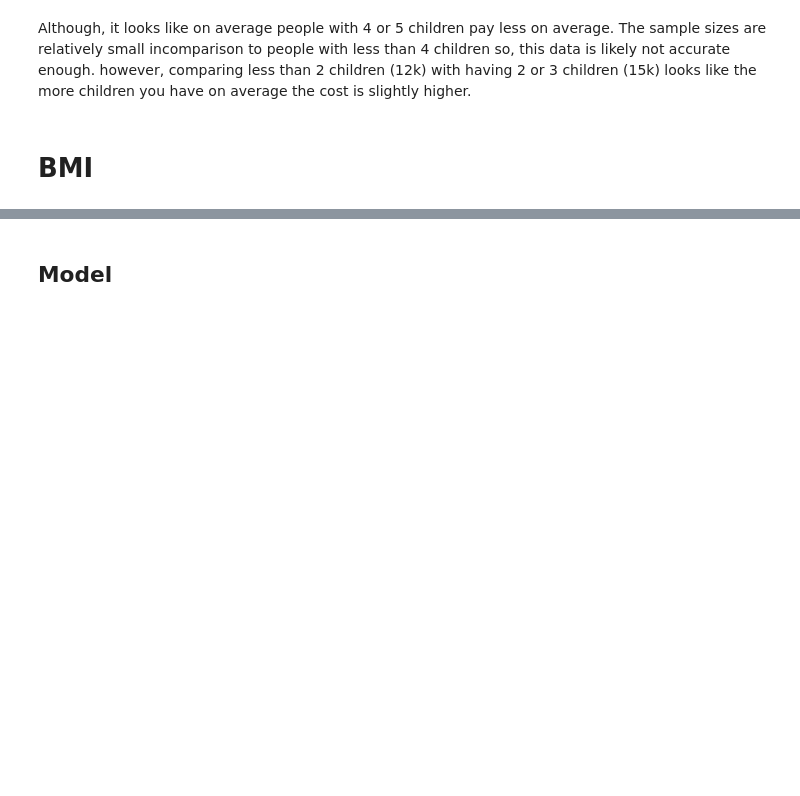
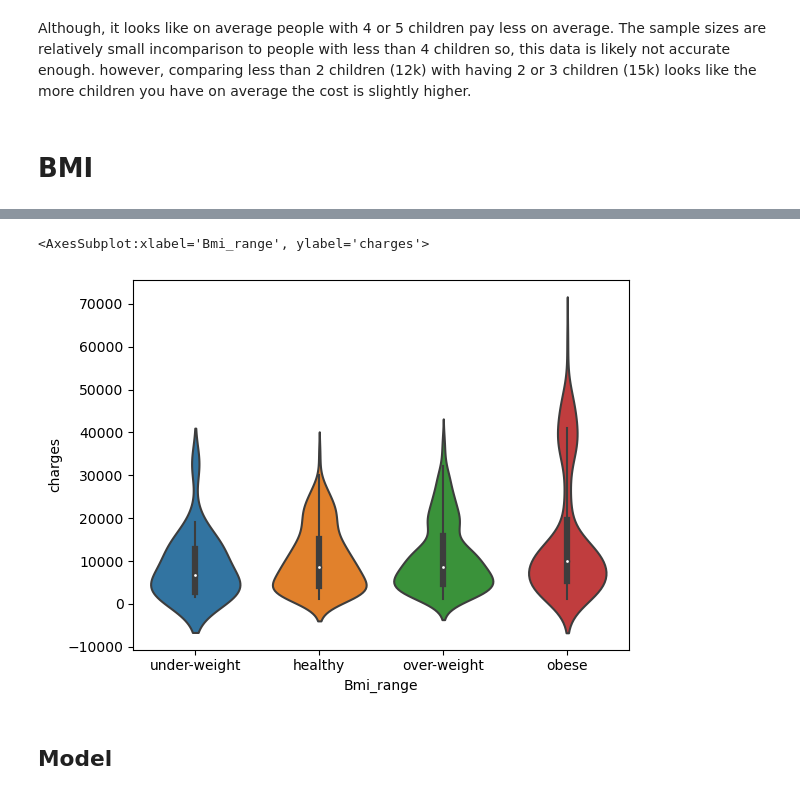
Before and after one commit to RossErskine/Kaggle-notebooks, a Jupyter notebook: Medical-insurance-Stats.ipynb, the cells around one changed output, grey strips where cells are left out. Cells and saved outputs as stored; diff of their text form; code cells hidden in the pictures; blank space fills up the shorter version.

```diff
--- a/Medical-insurance-Stats.ipynb
+++ b/Medical-insurance-Stats.ipynb
@@ -143,3 +177,8 @@ TypeError: '>' not supported between instances of 'str' and 'int'
+# %%
+sns.violinplot(data=df, x='Bmi_range', y='charges')
+# %% [output]
+<AxesSubplot:xlabel='Bmi_range', ylabel='charges'>
+[figure, added]
 # %% [markdown]
 ## Model
 # %%
```
Also changed, not shown: parts of 4 cells of this notebook.
